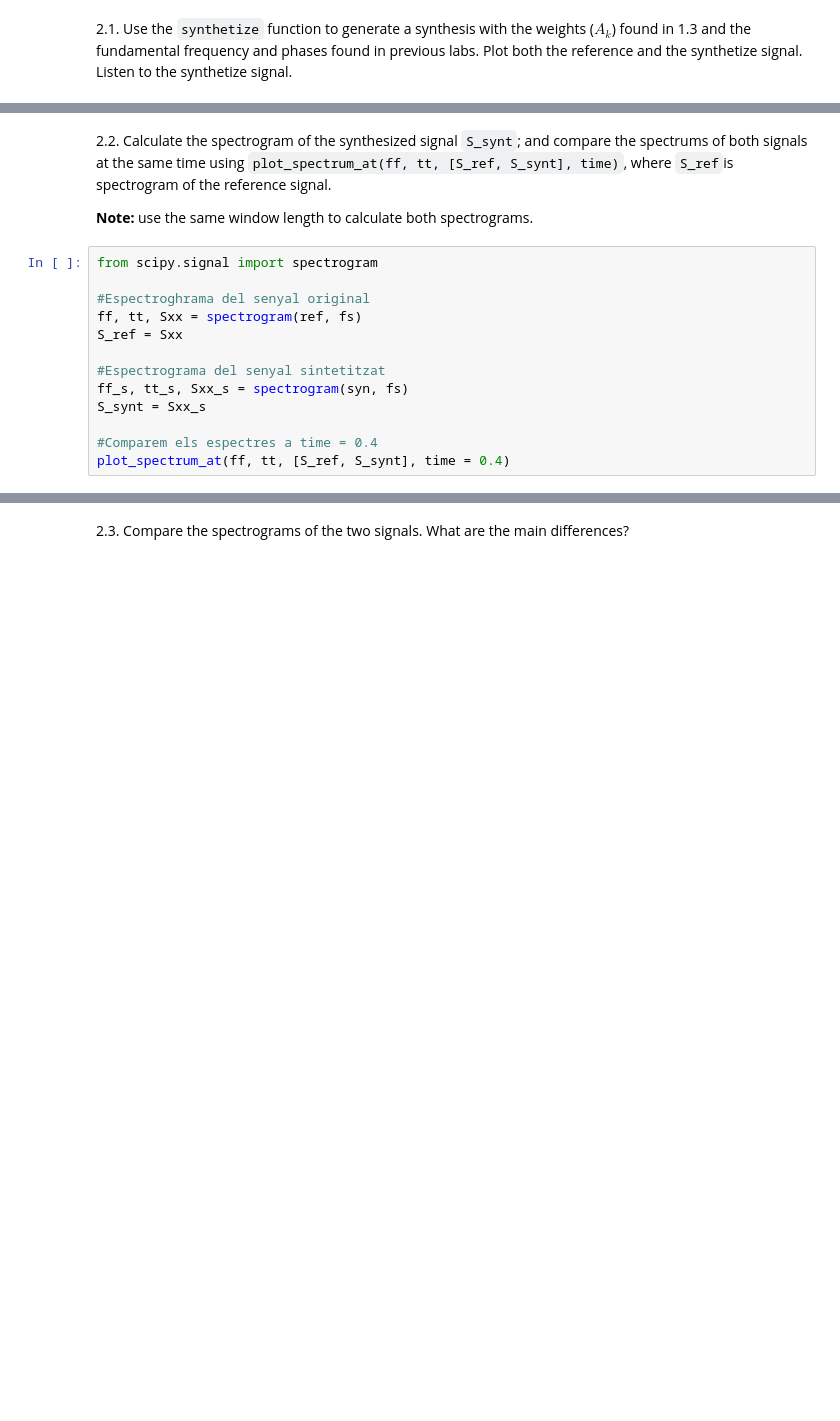
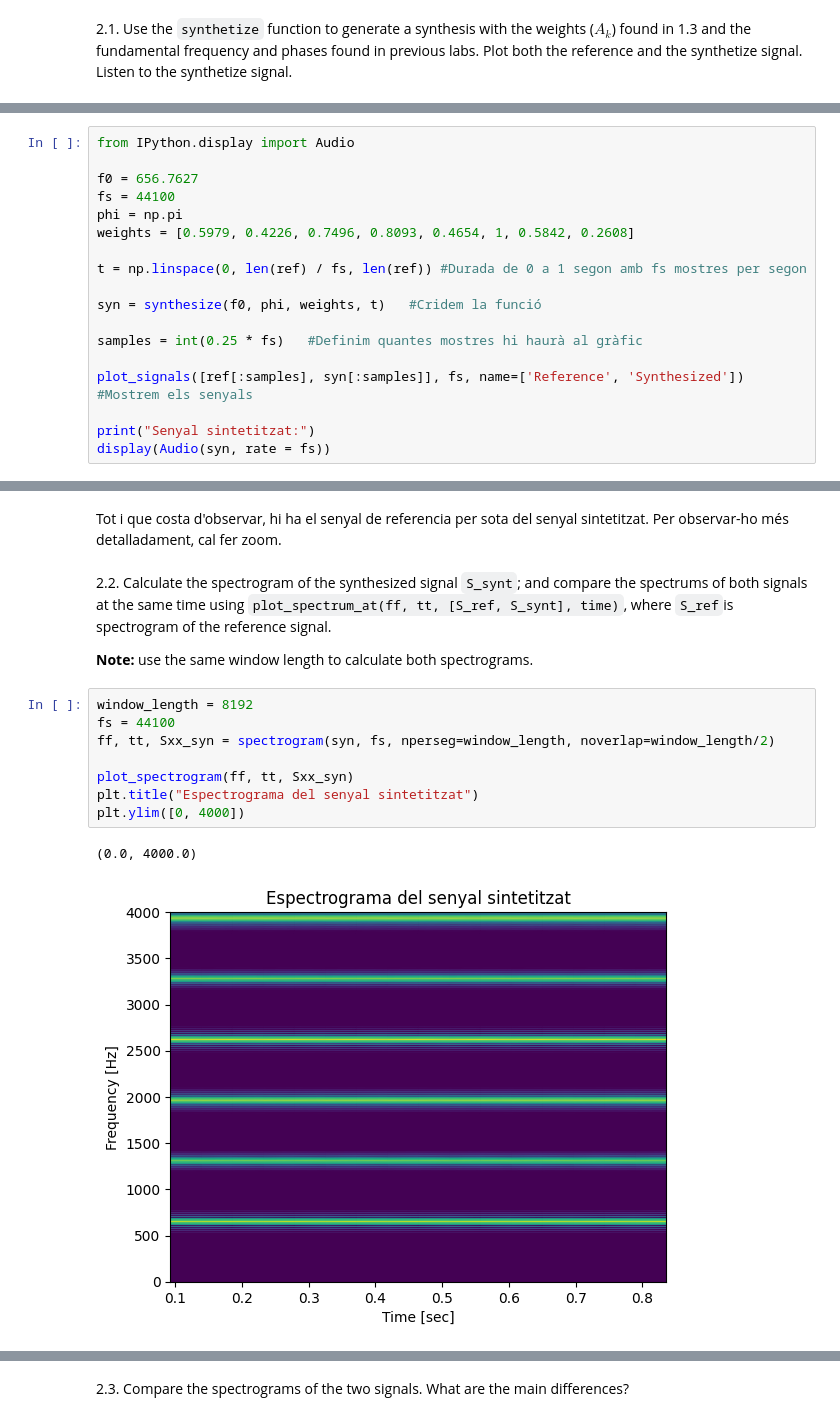
Before and after one commit to bernatnogueras/sis1_group202_bernat, a Jupyter notebook: labs/Lab3.ipynb, the cells around one changed output, grey strips where cells are left out. Cells and saved outputs as stored; diff of their text form; blank space fills up the shorter version.

```diff
--- a/labs/Lab3.ipynb
+++ b/labs/Lab3.ipynb
@@ -103,0 +82,18 @@ Audio(syn, rate = fs) #Escoltem el senyal sintetitzat
+# %%
+from IPython.display import Audio
+
+f0 = 656.7627
+fs = 44100
+phi = np.pi
+weights = [0.5979, 0.4226, 0.7496, 0.8093, 0.4654, 1, 0.5842, 0.2608]
+
+t = np.linspace(0, len(ref) / fs, len(ref)) #Durada de 0 a 1 segon amb fs mostres per segon
+
+syn = synthesize(f0, phi, weights, t)   #Cridem la funció
+
+samples = int(0.25 * fs)   #Definim quantes mostres hi haurà al gràfic
+
+plot_signals([ref[:samples], syn[:samples]], fs, name=['Reference', 'Synthesized']) #Mostrem els senyals
+
+print("Senyal sintetitzat:")
+display(Audio(syn, rate = fs))
@@ -104,17 +103,17 @@ Audio(syn, rate = fs) #Escoltem el senyal sintetitzat
+# %% [markdown]
+Tot i que costa d'observar, hi ha el senyal de referencia per sota del senyal sintetitzat. Per observar-ho més detalladament, cal fer zoom.
 # %% [markdown]
 2.2. Calculate the spectrogram of the synthesized signal `S_synt`; and compare the spectrums of both signals at the same time using `plot_spectrum_at(ff, tt, [S_ref, S_synt], time)`, where `S_ref`is spectrogram of the reference signal.
 
 **Note:** use the same window length to calculate both spectrograms.
-# %%
-from scipy.signal import spectrogram
-
-#Espectroghrama del senyal original
-ff, tt, Sxx = spectrogram(ref, fs)
-S_ref = Sxx
-
-#Espectrograma del senyal sintetitzat
-ff_s, tt_s, Sxx_s = spectrogram(syn, fs)
-S_synt = Sxx_s
-
-#Comparem els espectres a time = 0.4
-plot_spectrum_at(ff, tt, [S_ref, S_synt], time = 0.4)
+# %%
+window_length = 8192
+fs = 44100
+ff, tt, Sxx_syn = spectrogram(syn, fs, nperseg=window_length, noverlap=window_length/2)
+
+plot_spectrogram(ff, tt, Sxx_syn)
+plt.title("Espectrograma del senyal sintetitzat")
+plt.ylim([0, 4000])
+# %% [output]
+(0.0, 4000.0)
+[figure, added]
```
Also changed, not shown: parts of 9 cells of this notebook, 3 other files.
